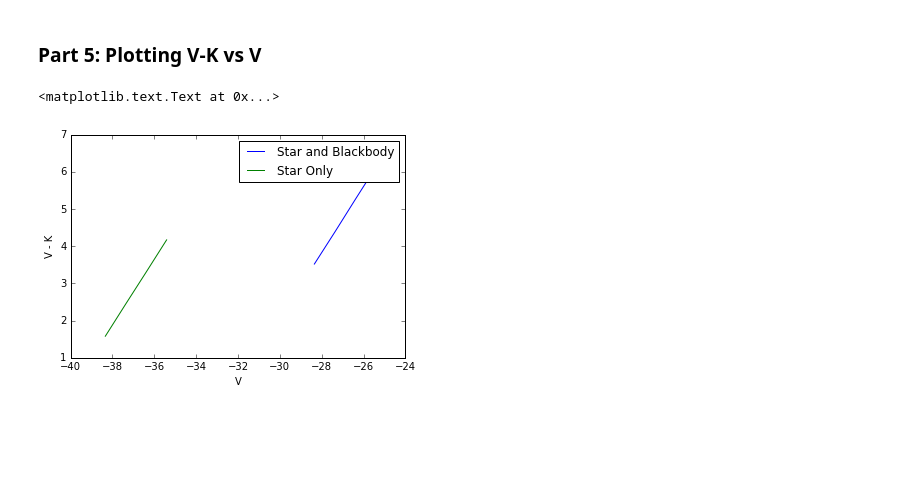
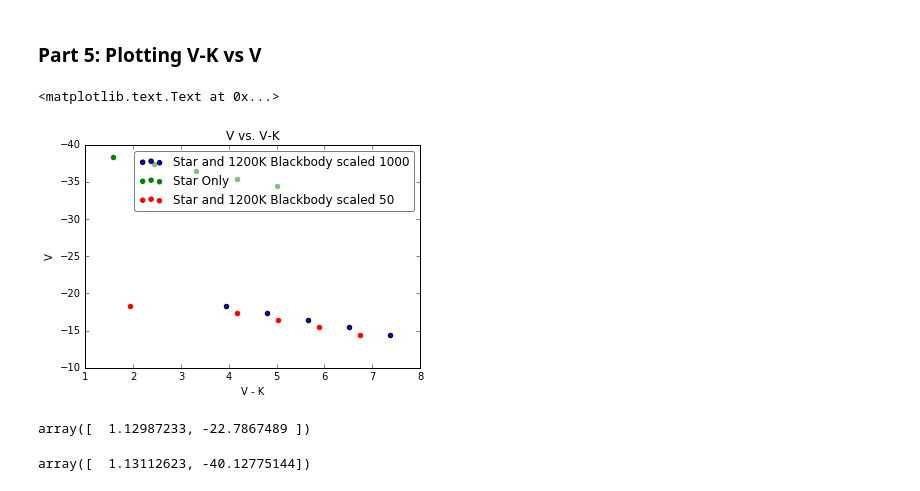
Before and after one commit to ojalae/initial-photometry, a Jupyter notebook: Photometry on Stellar Spectra (Units Converted).ipynb, the cells around one changed output. Saved outputs shown, nothing was run; the diff lists cells and outputs as text; code cells hidden in the pictures; blank space fills up the shorter version.

```diff
--- a/Photometry on Stellar Spectra (Units Converted).ipynb
+++ b/Photometry on Stellar Spectra (Units Converted).ipynb
@@ -275,0 +264,3 @@ getMags(X,Y,Z,Q,P)
+# %%
+starmags=getMags(model_wavelengths,model_spectrum,one_extinction,two_extinctions,three_extinctions,four_extinctions)
+starmags
@@ -373,0 +364,3 @@ getMags(X,Y,Z,Q,P)
+# %%
+starplusbbmags=getMags(modelwavelengths,totalflux,one_extinction,two_extinctions,three_extinctions,four_extinctions)
+starplusbbmags
@@ -381,9 +388,38 @@ starVminK=[1.58,2.45,3.31,4.17]
-# %%
-plt.plot(starplusbbV,starplusbbVminK,label="Star and Blackbody")
-plt.plot(starV,starVminK,label="Star Only")
-plt.legend()
-plt.xlabel("V")
-plt.ylabel("V - K")
-# %% [output]
-<matplotlib.text.Text at 0x...>
-[figure, removed]
+# %%
+starplusbbV=[starplusbbmags[3],starplusbbmags[7],starplusbbmags[10],starplusbbmags[13],starplusbbmags[16]]
+starplusbbVminK=[starplusbbmags[5],starplusbbmags[8],starplusbbmags[11],starplusbbmags[14],starplusbbmags[17]]
+
+starV=[starmags[3],starmags[7],starmags[10],starmags[13],starmags[16]]
+starVminK=[starmags[5],starmags[8],starmags[11],starmags[14],starmags[17]]
+
+totalfluxtwo=(.05*blackbodyf(modelwavelengths) + modelflux)
+
+oneextinction_two=(0.5*blackbodyf(modelwavelengths) + modelflux)*10.0**(-0.4*AlAv)
+twoextinctions_two=(0.5*blackbodyf(modelwavelengths) + modelflux)*10.0**(-0.4*AlAv*2.0)
+threeextinctions_two=(0.5*blackbodyf(modelwavelengths) + modelflux)*10.0**(-0.4*AlAv*3.0)
+fourextinctions_two=(0.5*blackbodyf(modelwavelengths) + modelflux)*10.0**(-0.4*AlAv*4.0)
+starplusbbmagstwo=getMags(modelwavelengths,totalfluxtwo,oneextinction_two,twoextinctions_two,threeextinctions_two,fourextinctions_two)
+
+starplusbbVtwo=[starplusbbmagstwo[3],starplusbbmagstwo[7],starplusbbmagstwo[10],starplusbbmagstwo[13],starplusbbmagstwo[16]]
+starplusbbVminKtwo=[starplusbbmagstwo[5],starplusbbmagstwo[8],starplusbbmagstwo[11],starplusbbmagstwo[14],starplusbbmagstwo[17]]
+# %%
+plt.scatter(starplusbbVminK,starplusbbV,label="Star and 1200K Blackbody scaled 1000")
+plt.scatter(starVminK,starV,label="Star Only",color='green')
+plt.scatter(starplusbbVminKtwo,starplusbbVtwo,color='red', label="Star and 1200K Blackbody scaled 50")
+plt.gca().invert_yaxis()
+plt.legend(loc='best',fancybox=True, framealpha=0.5)
+plt.xlabel("V - K")
+plt.ylabel("V")
+plt.title('V vs. V-K')
+#switch V axis so goes from large to small instead of small to large
+# %% [output]
+<matplotlib.text.Text at 0x...>
+[figure, added]
+# %%
+np.polyfit(starplusbbVminK, starplusbbV, 1)
+# %% [output]
+array([  1.12987233, -22.7867489 ])
+# %%
+np.polyfit(starVminK, starV, 1)
+# %% [output]
+array([  1.13112623, -40.12775144])
```
Also changed, not shown: parts of 20 cells of this notebook.
